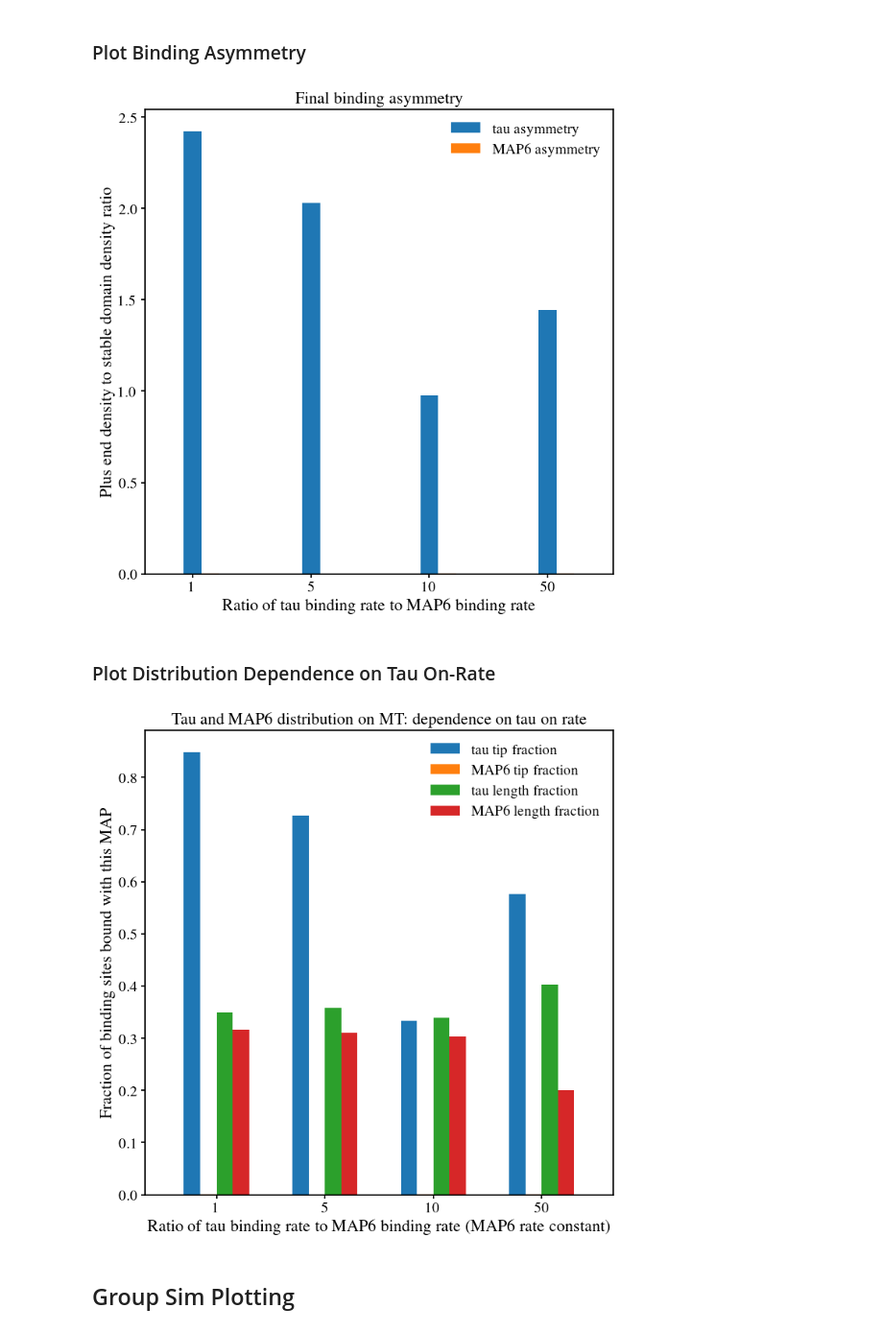
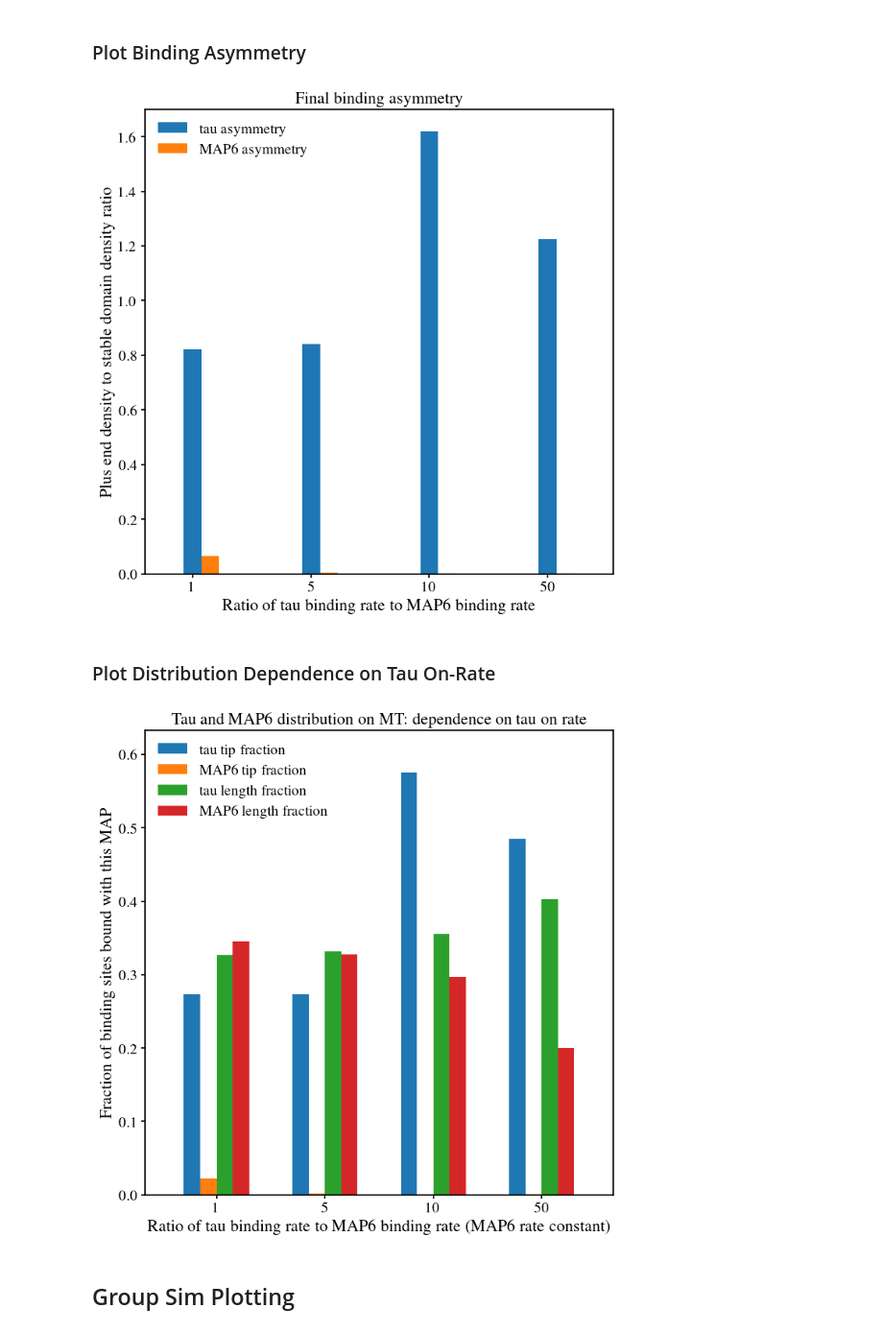
Before and after one commit to CWU-Computational-Biophysics/tau_mts, a Jupyter notebook: figures.ipynb, the cells around one changed output. Shown at 96% size. Saved outputs shown, nothing was run; the diff lists cells and outputs as text; code cells hidden in the pictures.

```diff
--- a/figures.ipynb
+++ b/figures.ipynb
@@ -34,7 +34,7 @@ from distributions import plot_clusters, create_protein_animation
 ### Directory Definitions
 # %%
 # define the data directory
-DATA_DIR = Path("data", "paper_50_true")
+DATA_DIR = Path("data", "paper_50_false")
 
 # configure the figure save directory
 FIGURE_DIR = Path("figures", DATA_DIR.parts[-1])
@@ -140,12 +140,12 @@ ax.set_ylabel(r"Plus end density to stable domain density ratio")
 ax.set_title(r"Final binding asymmetry")
 
 # set the legend
-ax.legend(loc="upper right")
+ax.legend(loc="upper left")
 
 # save the figure
 fig.savefig(FIGURE_DIR / r"asymm_effect")
 # %% [output]
-[figure, old version]
+[figure, new version]
 # %% [markdown]
 ### Plot Distribution Dependence on Tau On-Rate
 # %%
@@ -163,35 +163,38 @@ group_data = {
     "MAP6 tip fraction": data_avg_df["map6_frac_tip"],
     "tau length fraction": data_avg_df["tau_frac_length"],
     "MAP6 length fraction": data_avg_df["map6_frac_length"],
 }
 group_labels = data_avg_df.index
 
 # define the figure
 fig, ax = plt.subplots()
 
 # plot the data
 fig, ax = grouped_bar_plot(
     fig, ax,
     group_data,
     group_labels,
     multiplier=-1/2,
     colors=DEFAULT_COLORMAP)
 
 # add a margin via xmargin to the x axis
 ax.margins(x=0.1)
 
+# add an upper margin to the y-axis
+ax.margins(y=0.1)
+
 # set the labels
 ax.set_xlabel(r"Ratio of tau binding rate to MAP6 binding rate (MAP6 rate constant)")
 ax.set_ylabel(r"Fraction of binding sites bound with this MAP")
 ax.set_title(r"Tau and MAP6 distribution on MT: dependence on tau on rate")
 
 # add a legend
-ax.legend(loc="upper right")
+ax.legend(loc="upper left")
 
 # save the figure
 fig.savefig(FIGURE_DIR / r"binding_distribution_grouped")
 # %% [output]
-[figure, old version]
+[figure, new version]
 # %% [markdown]
 ## Group Sim Plotting
 # %% [markdown]
```
Also changed, not shown: parts of 3 cells of this notebook, 1 other file.
